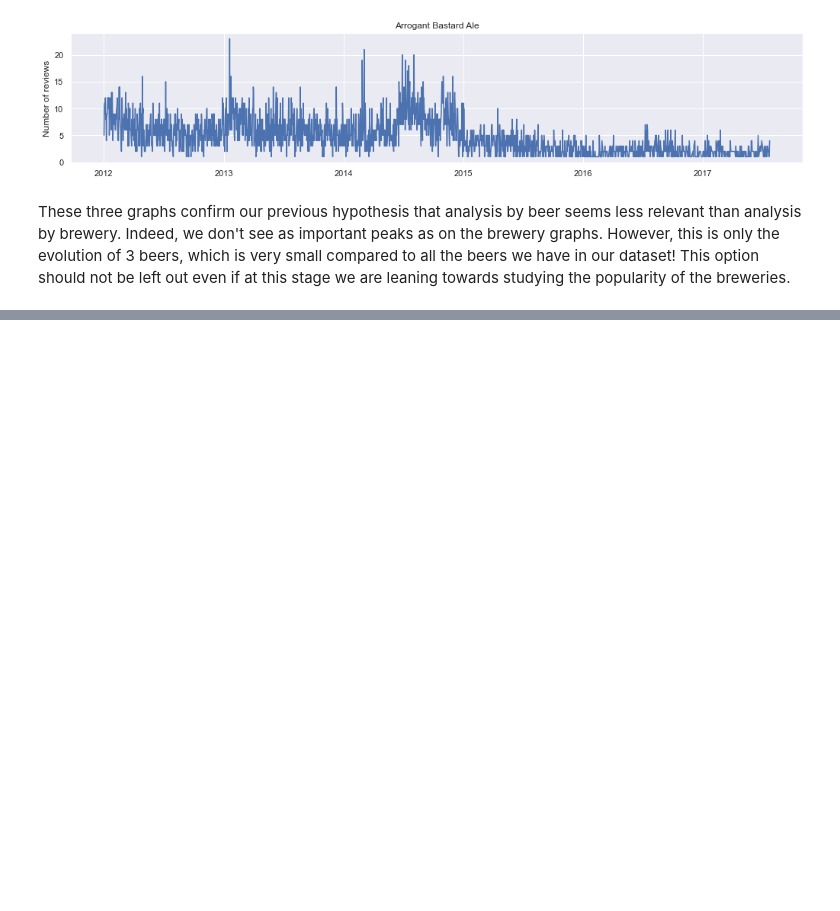
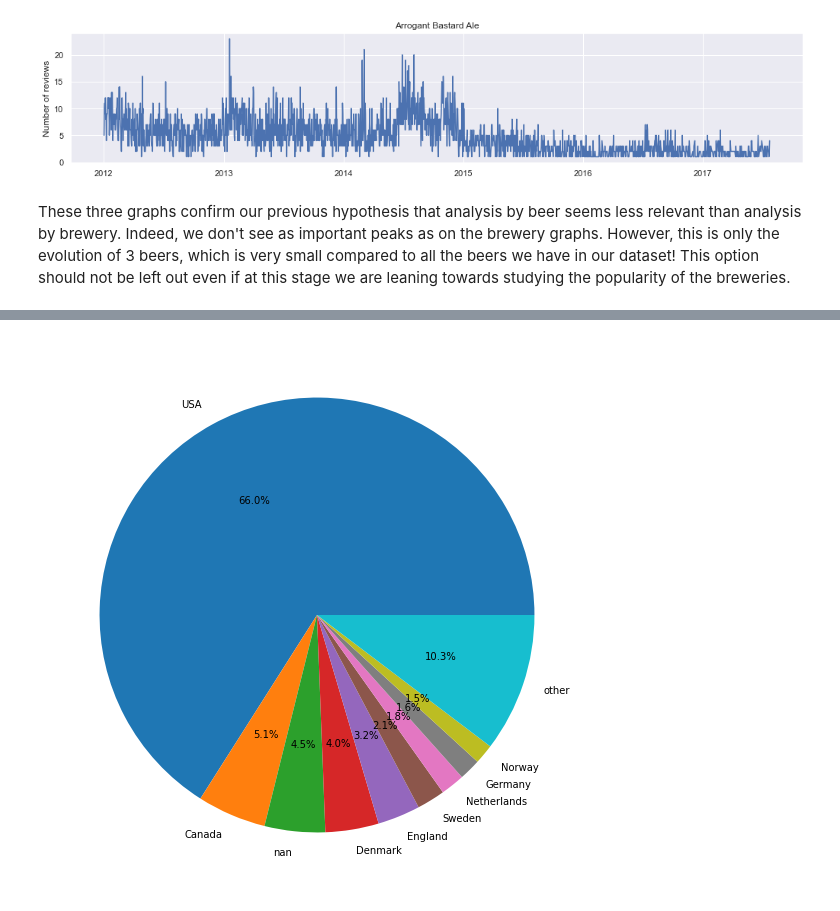
Before and after one commit to epfl-ada/ada-2022-project-teamdream, a Jupyter notebook: temporal_analysis.ipynb, the cells around one changed output, grey strips where cells are left out. Cells and saved outputs as stored; diff of their text form; code cells hidden in the pictures; blank space fills up the shorter version.

```diff
--- a/temporal_analysis.ipynb
+++ b/temporal_analysis.ipynb
@@ -380,0 +284,16 @@ As a first study I will observe each events separately
+# %%
+#import users.csv
+rate_beer_users = pd.read_csv('data/RateBeer/users.csv')
+beer_advocate_users = pd.read_csv('data/BeerAdvocate/users.csv')
+
+#take only the nbr ratings column and the country column
+rate_beer_users = rate_beer_users[['nbr_ratings', 'location']]
+beer_advocate_users = beer_advocate_users[['nbr_ratings', 'location']]
+
+#merge the two dataframes
+df_countries = pd.concat([rate_beer_users, beer_advocate_users])
+
+#take the top 20 location with the most ratings
+locations_ratings = df_countries.groupby('location')['nbr_ratings'].sum().reset_index().sort_values(by='nbr_ratings', ascending=False)
+print(locations_ratings.head(10))
+print(locations_ratings[locations_ratings['location'] == 'Switzerland'])
@@ -380,0 +314,16 @@ As a first study I will observe each events separately
+# %%
+#Replace all the location that start with United States to USA
+df_countries['location'] = df_countries['location'].astype(str)
+df_countries['location'] = df_countries['location'].apply(lambda x: 'USA' if x.startswith('United States') else x)
+
+locations_ratings = df_countries.groupby('location')['nbr_ratings'].sum().reset_index().sort_values(by='nbr_ratings', ascending=False)
+
+#new df with the top 10 locations all the others are in the other category
+top_9_locations = locations_ratings.head(9)
+top_10_locations = pd.concat([top_9_locations, pd.DataFrame({'location': ['other'], 'nbr_ratings': [locations_ratings['nbr_ratings'][9:].sum()]})])
+
+plt.figure(figsize=(20,10))
+plt.pie(top_10_locations['nbr_ratings'], labels=top_10_locations['location'], autopct='%1.1f%%')
+plt.show()
+# %% [output]
+[figure, added]
```
Also changed, not shown: parts of 14 cells of this notebook.
